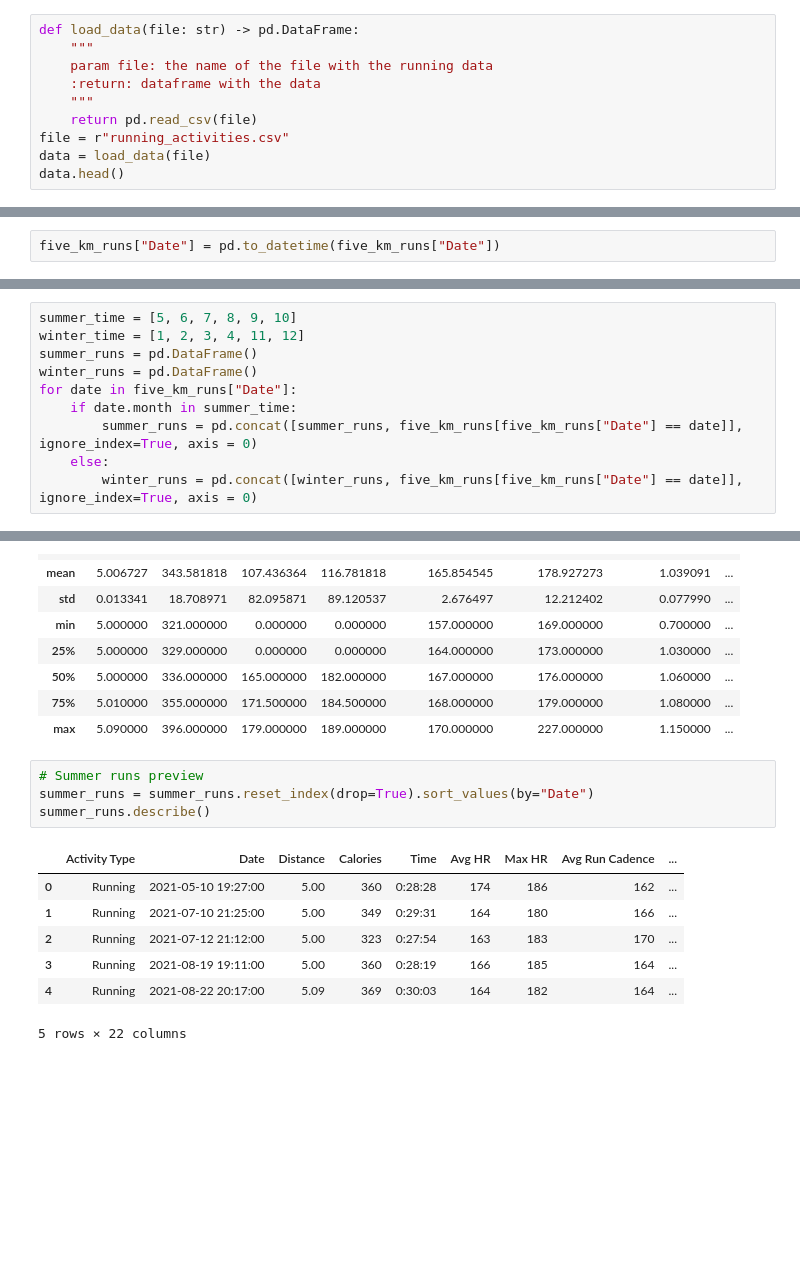
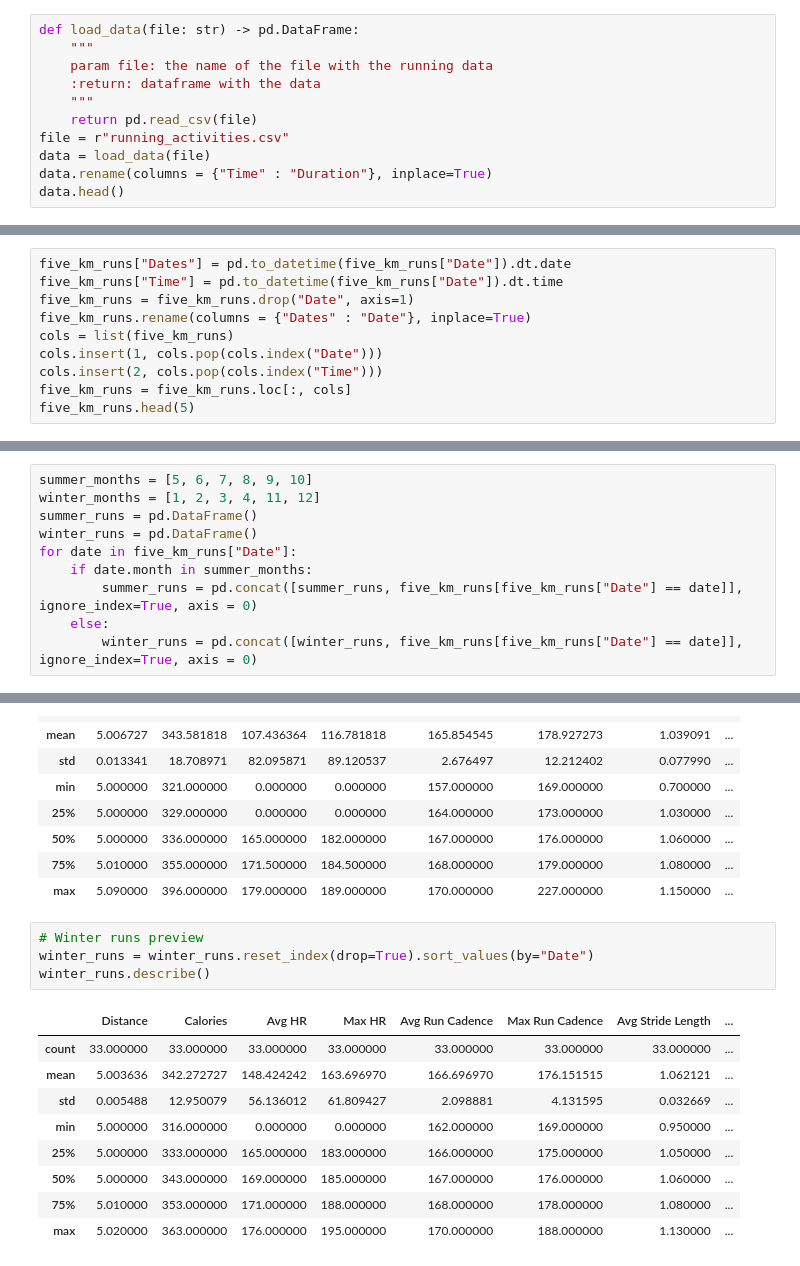
Before and after one commit to yonatan1golan/Running-Analysis, a Jupyter notebook: running_analysis.ipynb, the cells around one changed output, grey strips where cells are left out. Saved outputs shown, nothing was run; the diff lists cells and outputs as text; blank space fills up the shorter version.

Commit message:
modified the df a bit and got the range of running hours per season

```diff
--- a/running_analysis.ipynb
+++ b/running_analysis.ipynb
@@ -19,5 +20,6 @@ def load_data(file: str) -> pd.DataFrame:
     return pd.read_csv(file)
 file = r"running_activities.csv"
 data = load_data(file)
+data.rename(columns = {"Time" : "Duration"}, inplace=True)
 data.head()
 # %% [output]
@@ -52,2 +51,0 @@ five_km_runs.describe()
-# %%
-five_km_runs["Date"] = pd.to_datetime(five_km_runs["Date"])
@@ -53,0 +54,10 @@ five_km_runs["Date"] = pd.to_datetime(five_km_runs["Date"])
+# %%
+five_km_runs["Dates"] = pd.to_datetime(five_km_runs["Date"]).dt.date
+five_km_runs["Time"] = pd.to_datetime(five_km_runs["Date"]).dt.time
+five_km_runs = five_km_runs.drop("Date", axis=1)
+five_km_runs.rename(columns = {"Dates" : "Date"}, inplace=True)
+cols = list(five_km_runs)
+cols.insert(1, cols.pop(cols.index("Date")))
+cols.insert(2, cols.pop(cols.index("Time")))
+five_km_runs = five_km_runs.loc[:, cols]
+five_km_runs.head(5)
@@ -54,12 +72,12 @@ five_km_runs["Date"] = pd.to_datetime(five_km_runs["Date"])
 # %% [markdown]
 #### dividing the runs per season
 # %%
-summer_time = [5, 6, 7, 8, 9, 10]
-winter_time = [1, 2, 3, 4, 11, 12]
+summer_months = [5, 6, 7, 8, 9, 10]
+winter_months = [1, 2, 3, 4, 11, 12]
 summer_runs = pd.DataFrame()
 winter_runs = pd.DataFrame()
 for date in five_km_runs["Date"]:
-    if date.month in summer_time:
+    if date.month in summer_months:
         summer_runs = pd.concat([summer_runs, five_km_runs[five_km_runs["Date"] == date]], ignore_index=True, axis = 0)
     else:
         winter_runs = pd.concat([winter_runs, five_km_runs[five_km_runs["Date"] == date]], ignore_index=True, axis = 0)
@@ -78,14 +96,16 @@ summer_runs.describe()
 | 75% | 5.010000 | 355.000000 | 171.500000 | 184.500000 | 168.000000 | 179.000000 | 1.080000 | ... |
 | max | 5.090000 | 396.000000 | 179.000000 | 189.000000 | 170.000000 | 227.000000 | 1.150000 | ... |
 # %%
-# Summer runs preview
-summer_runs = summer_runs.reset_index(drop=True).sort_values(by="Date")
-summer_runs.describe()
+# Winter runs preview
+winter_runs = winter_runs.reset_index(drop=True).sort_values(by="Date")
+winter_runs.describe()
 # %% [output]
-|  | Activity Type | Date | Distance | Calories | Time | Avg HR | Max HR | Avg Run Cadence | ... |
-| 0 | Running | 2021-05-10 19:27:00 | 5.00 | 360 | 0:28:28 | 174 | 186 | 162 | ... |
-| 1 | Running | 2021-07-10 21:25:00 | 5.00 | 349 | 0:29:31 | 164 | 180 | 166 | ... |
-| 2 | Running | 2021-07-12 21:12:00 | 5.00 | 323 | 0:27:54 | 163 | 183 | 170 | ... |
-| 3 | Running | 2021-08-19 19:11:00 | 5.00 | 360 | 0:28:19 | 166 | 185 | 164 | ... |
-| 4 | Running | 2021-08-22 20:17:00 | 5.09 | 369 | 0:30:03 | 164 | 182 | 164 | ... |
+|  | Distance | Calories | Avg HR | Max HR | Avg Run Cadence | Max Run Cadence | Avg Stride Length | ... |
+| count | 33.000000 | 33.000000 | 33.000000 | 33.000000 | 33.000000 | 33.000000 | 33.000000 | ... |
+| mean | 5.003636 | 342.272727 | 148.424242 | 163.696970 | 166.696970 | 176.151515 | 1.062121 | ... |
+| std | 0.005488 | 12.950079 | 56.136012 | 61.809427 | 2.098881 | 4.131595 | 0.032669 | ... |
+| min | 5.000000 | 316.000000 | 0.000000 | 0.000000 | 162.000000 | 169.000000 | 0.950000 | ... |
+| 25% | 5.000000 | 333.000000 | 165.000000 | 183.000000 | 166.000000 | 175.000000 | 1.050000 | ... |
+| 50% | 5.000000 | 343.000000 | 169.000000 | 185.000000 | 167.000000 | 176.000000 | 1.060000 | ... |
+| 75% | 5.010000 | 353.000000 | 171.000000 | 188.000000 | 168.000000 | 178.000000 | 1.080000 | ... |
+| max | 5.020000 | 363.000000 | 176.000000 | 195.000000 | 170.000000 | 188.000000 | 1.130000 | ... |
-5 rows × 22 columns
```
Also changed, not shown: parts of 11 cells of this notebook.
